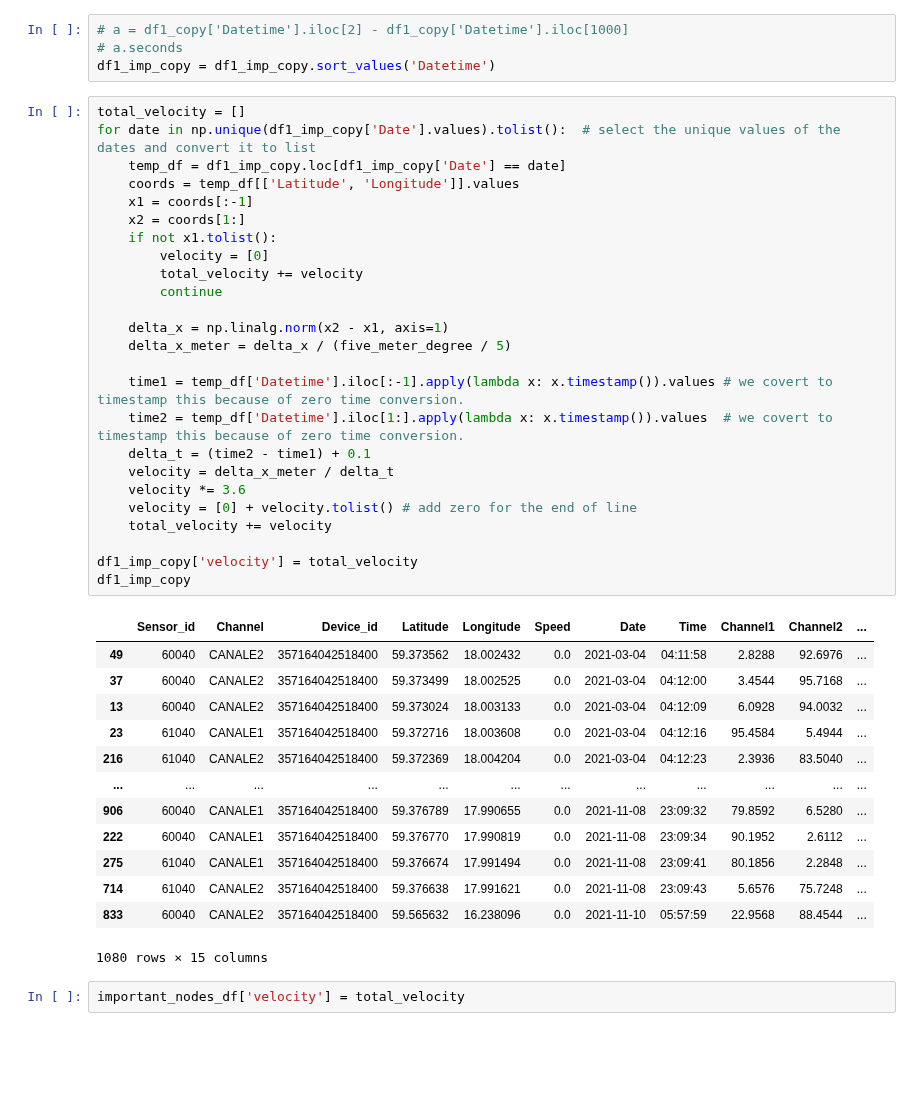
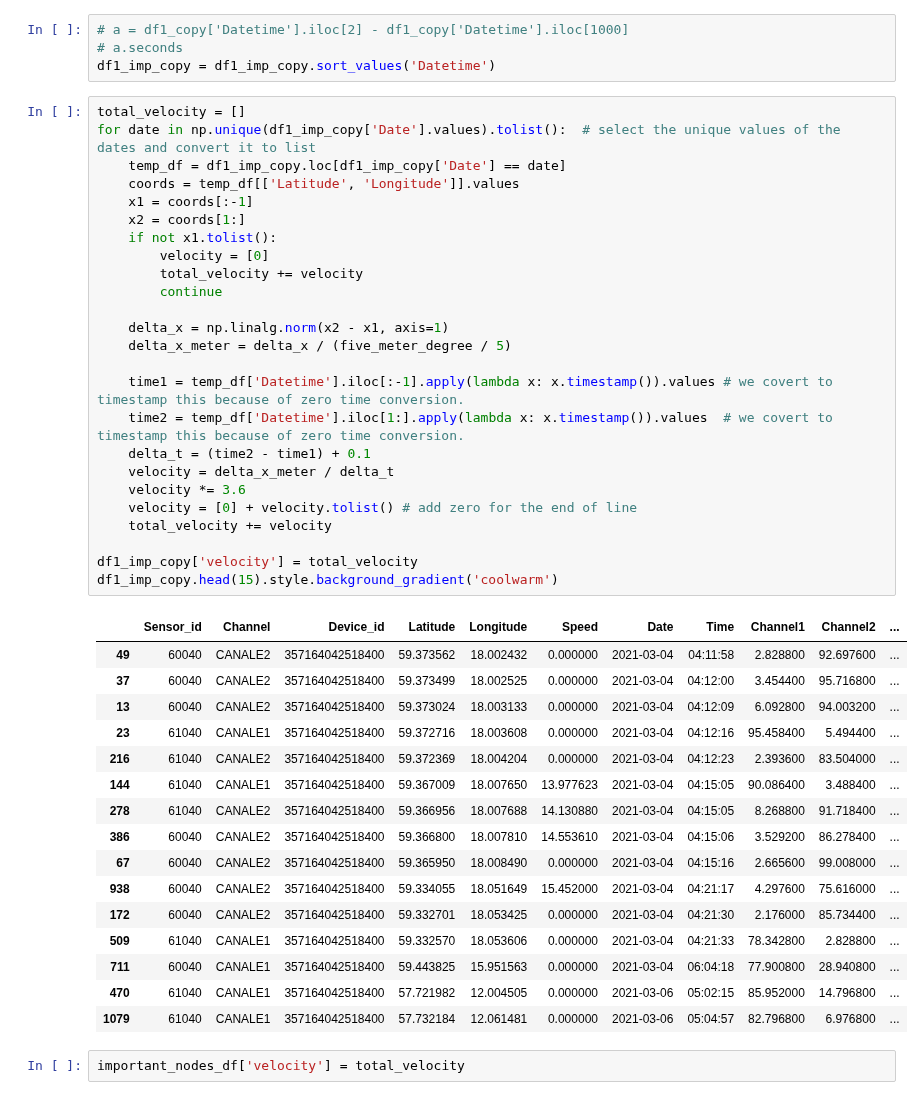
Before and after one commit to OmidSa75/Data_scinece-Smartset-overloads-PoliMI, a Jupyter notebook: main.ipynb, the cells around one changed output. Drawn from its saved outputs; the diff is of its cells as text; blank space fills up the shorter version.

```diff
--- a/main.ipynb
+++ b/main.ipynb
@@ -328,42 +339,45 @@ df1_imp_copy = df1_imp_copy.sort_values('Datetime')
 # %%
 total_velocity = []
 for date in np.unique(df1_imp_copy['Date'].values).tolist():  # select the unique values of the dates and convert it to list
     temp_df = df1_imp_copy.loc[df1_imp_copy['Date'] == date]
     coords = temp_df[['Latitude', 'Longitude']].values
     x1 = coords[:-1]
     x2 = coords[1:]
     if not x1.tolist():
         velocity = [0]
         total_velocity += velocity
         continue
 
     delta_x = np.linalg.norm(x2 - x1, axis=1)
     delta_x_meter = delta_x / (five_meter_degree / 5)
 
     time1 = temp_df['Datetime'].iloc[:-1].apply(lambda x: x.timestamp()).values # we covert to timestamp this because of zero time conversion.
     time2 = temp_df['Datetime'].iloc[1:].apply(lambda x: x.timestamp()).values  # we covert to timestamp this because of zero time conversion.
     delta_t = (time2 - time1) + 0.1
     velocity = delta_x_meter / delta_t
     velocity *= 3.6
     velocity = [0] + velocity.tolist() # add zero for the end of line
     total_velocity += velocity
 
 df1_imp_copy['velocity'] = total_velocity
-df1_imp_copy
+df1_imp_copy.head(15).style.background_gradient('coolwarm')
 # %% [output]
 |  | Sensor_id | Channel | Device_id | Latitude | Longitude | Speed | Date | Time | Channel1 | Channel2 | ... |
-| 49 | 60040 | CANALE2 | 357164042518400 | 59.373562 | 18.002432 | 0.0 | 2021-03-04 | 04:11:58 | 2.8288 | 92.6976 | ... |
-| 37 | 60040 | CANALE2 | 357164042518400 | 59.373499 | 18.002525 | 0.0 | 2021-03-04 | 04:12:00 | 3.4544 | 95.7168 | ... |
-| 13 | 60040 | CANALE2 | 357164042518400 | 59.373024 | 18.003133 | 0.0 | 2021-03-04 | 04:12:09 | 6.0928 | 94.0032 | ... |
-| 23 | 61040 | CANALE1 | 357164042518400 | 59.372716 | 18.003608 | 0.0 | 2021-03-04 | 04:12:16 | 95.4584 | 5.4944 | ... |
-| 216 | 61040 | CANALE2 | 357164042518400 | 59.372369 | 18.004204 | 0.0 | 2021-03-04 | 04:12:23 | 2.3936 | 83.5040 | ... |
-| ... | ... | ... | ... | ... | ... | ... | ... | ... | ... | ... | ... |
-| 906 | 60040 | CANALE1 | 357164042518400 | 59.376789 | 17.990655 | 0.0 | 2021-11-08 | 23:09:32 | 79.8592 | 6.5280 | ... |
-| 222 | 60040 | CANALE1 | 357164042518400 | 59.376770 | 17.990819 | 0.0 | 2021-11-08 | 23:09:34 | 90.1952 | 2.6112 | ... |
-| 275 | 61040 | CANALE1 | 357164042518400 | 59.376674 | 17.991494 | 0.0 | 2021-11-08 | 23:09:41 | 80.1856 | 2.2848 | ... |
-| 714 | 61040 | CANALE2 | 357164042518400 | 59.376638 | 17.991621 | 0.0 | 2021-11-08 | 23:09:43 | 5.6576 | 75.7248 | ... |
-| 833 | 60040 | CANALE2 | 357164042518400 | 59.565632 | 16.238096 | 0.0 | 2021-11-10 | 05:57:59 | 22.9568 | 88.4544 | ... |
+| 49 | 60040 | CANALE2 | 357164042518400 | 59.373562 | 18.002432 | 0.000000 | 2021-03-04 | 04:11:58 | 2.828800 | 92.697600 | ... |
+| 37 | 60040 | CANALE2 | 357164042518400 | 59.373499 | 18.002525 | 0.000000 | 2021-03-04 | 04:12:00 | 3.454400 | 95.716800 | ... |
+| 13 | 60040 | CANALE2 | 357164042518400 | 59.373024 | 18.003133 | 0.000000 | 2021-03-04 | 04:12:09 | 6.092800 | 94.003200 | ... |
+| 23 | 61040 | CANALE1 | 357164042518400 | 59.372716 | 18.003608 | 0.000000 | 2021-03-04 | 04:12:16 | 95.458400 | 5.494400 | ... |
+| 216 | 61040 | CANALE2 | 357164042518400 | 59.372369 | 18.004204 | 0.000000 | 2021-03-04 | 04:12:23 | 2.393600 | 83.504000 | ... |
+| 144 | 61040 | CANALE1 | 357164042518400 | 59.367009 | 18.007650 | 13.977623 | 2021-03-04 | 04:15:05 | 90.086400 | 3.488400 | ... |
+| 278 | 61040 | CANALE2 | 357164042518400 | 59.366956 | 18.007688 | 14.130880 | 2021-03-04 | 04:15:05 | 8.268800 | 91.718400 | ... |
+| 386 | 60040 | CANALE2 | 357164042518400 | 59.366800 | 18.007810 | 14.553610 | 2021-03-04 | 04:15:06 | 3.529200 | 86.278400 | ... |
+| 67 | 60040 | CANALE2 | 357164042518400 | 59.365950 | 18.008490 | 0.000000 | 2021-03-04 | 04:15:16 | 2.665600 | 99.008000 | ... |
+| 938 | 60040 | CANALE2 | 357164042518400 | 59.334055 | 18.051649 | 15.452000 | 2021-03-04 | 04:21:17 | 4.297600 | 75.616000 | ... |
+| 172 | 60040 | CANALE2 | 357164042518400 | 59.332701 | 18.053425 | 0.000000 | 2021-03-04 | 04:21:30 | 2.176000 | 85.734400 | ... |
+| 509 | 61040 | CANALE1 | 357164042518400 | 59.332570 | 18.053606 | 0.000000 | 2021-03-04 | 04:21:33 | 78.342800 | 2.828800 | ... |
+| 711 | 60040 | CANALE1 | 357164042518400 | 59.443825 | 15.951563 | 0.000000 | 2021-03-04 | 06:04:18 | 77.900800 | 28.940800 | ... |
+| 470 | 61040 | CANALE1 | 357164042518400 | 57.721982 | 12.004505 | 0.000000 | 2021-03-06 | 05:02:15 | 85.952000 | 14.796800 | ... |
+| 1079 | 61040 | CANALE1 | 357164042518400 | 57.732184 | 12.061481 | 0.000000 | 2021-03-06 | 05:04:57 | 82.796800 | 6.976800 | ... |
-1080 rows × 15 columns
 # %%
 important_nodes_df['velocity'] = total_velocity
 # %%
```
Also changed, not shown: parts of 22 cells of this notebook.
